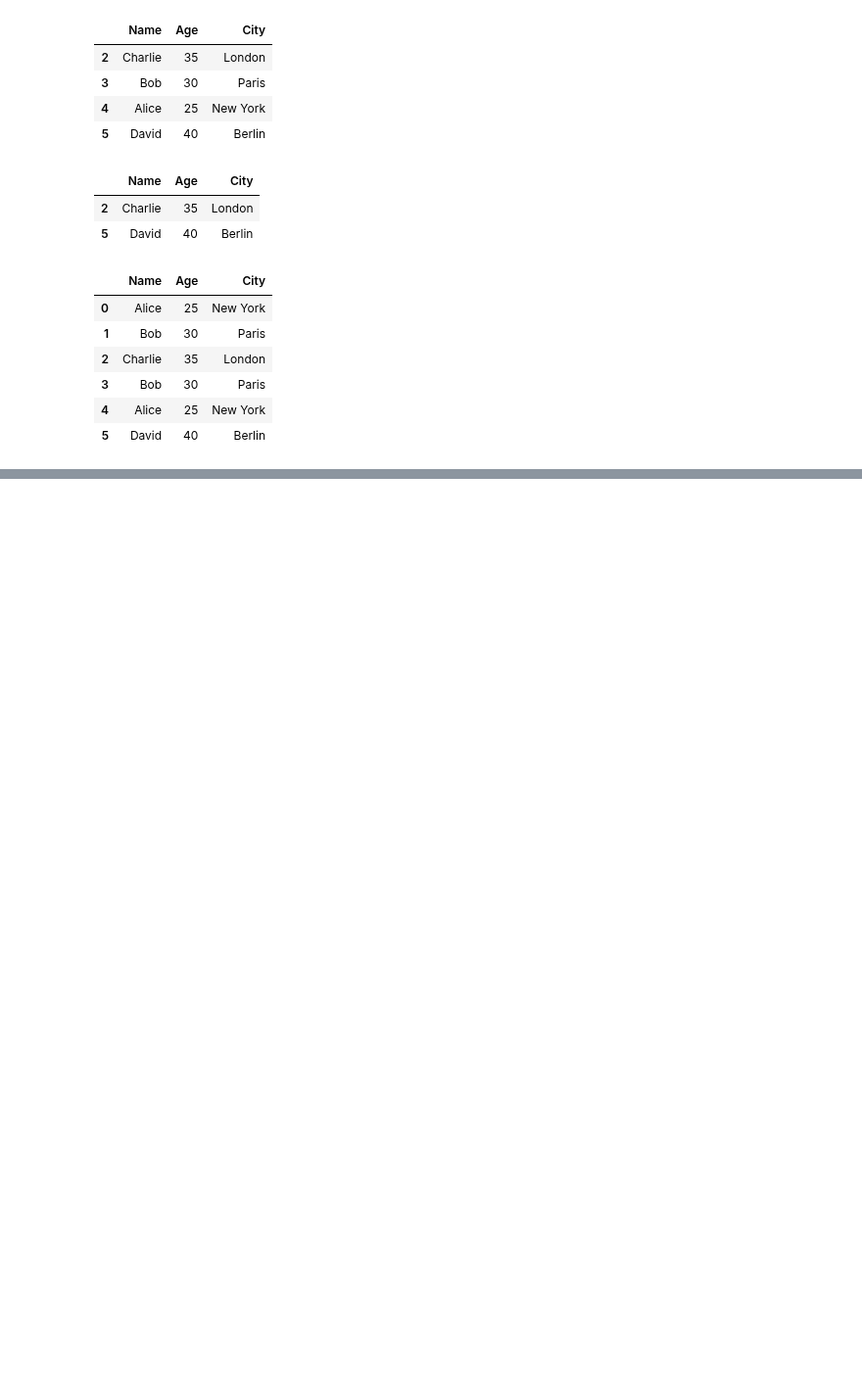
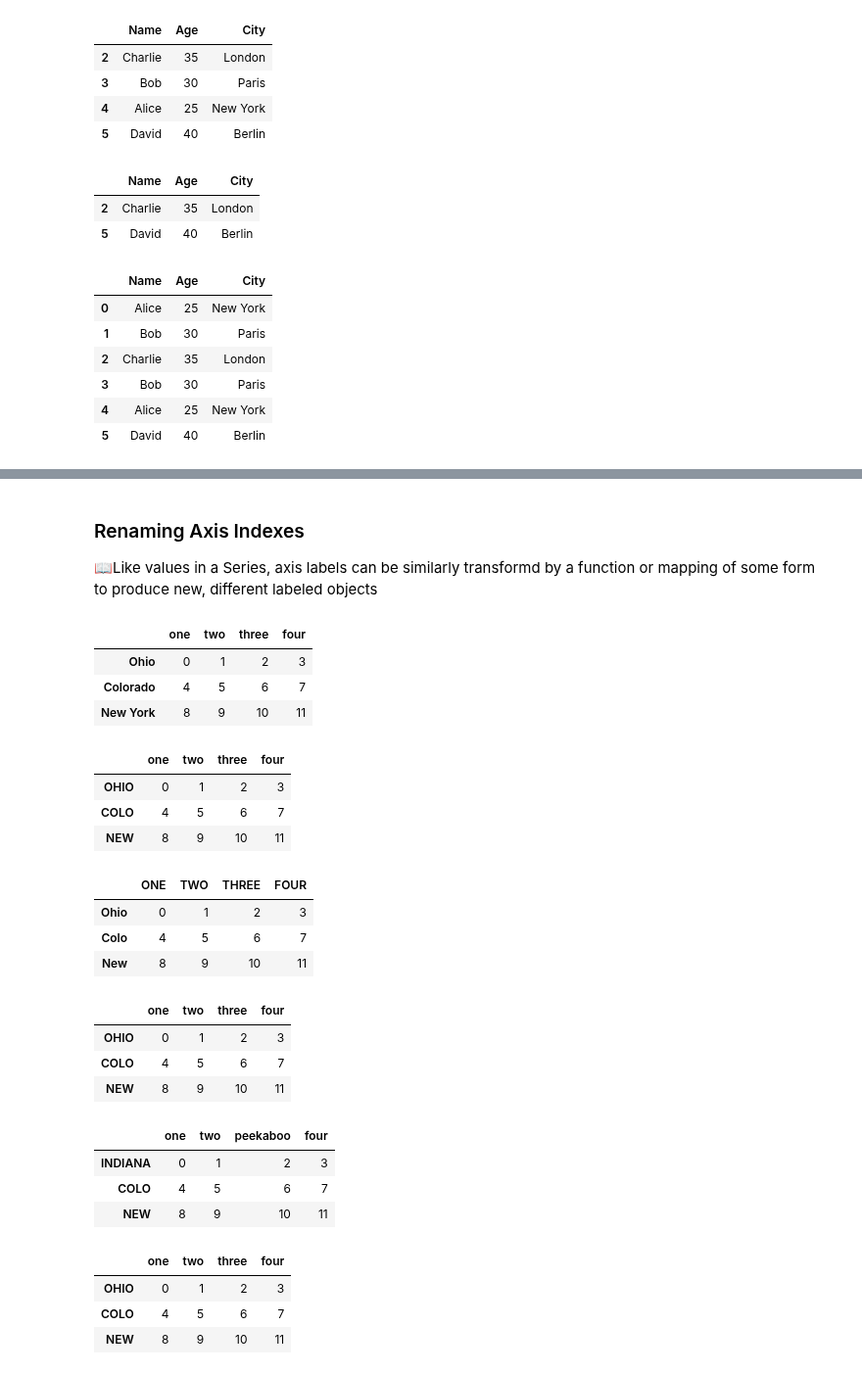
Before and after one commit to Asaduzzaman-Sheikh/data-science-journey, a Jupyter notebook: Week 6/Pandas.ipynb, the cells around one changed output, grey strips where cells are left out. Shown at 98% size. Cells and saved outputs as stored; diff of their text form; code cells hidden in the pictures; blank space fills up the shorter version.

```diff
--- a/Week 6/Pandas.ipynb
+++ b/Week 6/Pandas.ipynb
@@ -2121,0 +1884,12 @@ data
+# %% [markdown]
+### Renaming Axis Indexes
+📖Like values in a Series, axis labels can be similarly transformd by a function or mapping of some form to produce new, different labeled objects
+# %%
+data = pd.DataFrame(np.arange(12).reshape((3,4)), index = ['Ohio','Colorado','New York'], columns = ['one','two','three','four'])
+# %%
+data
+# %% [output]
+|  | one | two | three | four |
+| Ohio | 0 | 1 | 2 | 3 |
+| Colorado | 4 | 5 | 6 | 7 |
+| New York | 8 | 9 | 10 | 11 |
@@ -2121,0 +1898,37 @@ data
+# %%
+data
+# %% [output]
+|  | one | two | three | four |
+| OHIO | 0 | 1 | 2 | 3 |
+| COLO | 4 | 5 | 6 | 7 |
+| NEW | 8 | 9 | 10 | 11 |
+# %%
+# Using the rename() method
+data.rename(index = str.title, columns = str.upper)
+# %% [output]
+|  | ONE | TWO | THREE | FOUR |
+| Ohio | 0 | 1 | 2 | 3 |
+| Colo | 4 | 5 | 6 | 7 |
+| New | 8 | 9 | 10 | 11 |
+# %%
+data
+# %% [output]
+|  | one | two | three | four |
+| OHIO | 0 | 1 | 2 | 3 |
+| COLO | 4 | 5 | 6 | 7 |
+| NEW | 8 | 9 | 10 | 11 |
+# %%
+# rename() can be used in conjunction with a dict-like object providing new values for a subset of the axis labels
+data.rename(index = {'OHIO':'INDIANA'}, columns = {'three':'peekaboo'})
+# %% [output]
+|  | one | two | peekaboo | four |
+| INDIANA | 0 | 1 | 2 | 3 |
+| COLO | 4 | 5 | 6 | 7 |
+| NEW | 8 | 9 | 10 | 11 |
+# %%
+data
+# %% [output]
+|  | one | two | three | four |
+| OHIO | 0 | 1 | 2 | 3 |
+| COLO | 4 | 5 | 6 | 7 |
+| NEW | 8 | 9 | 10 | 11 |
```
Also changed, not shown: parts of 114 cells of this notebook.
